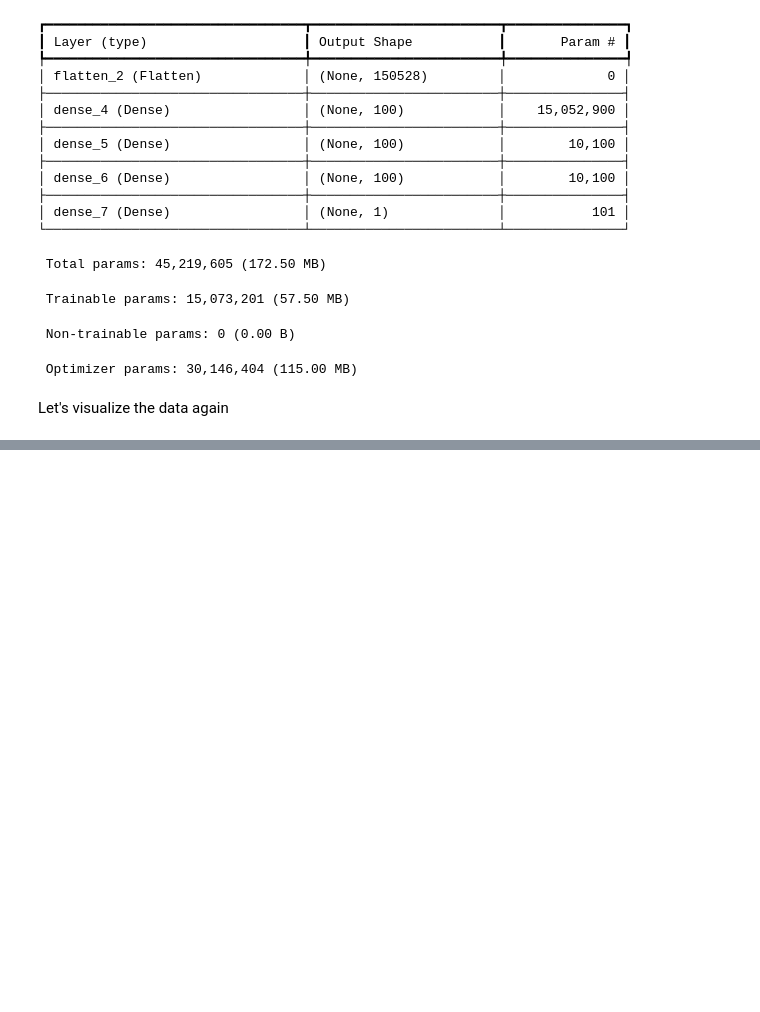
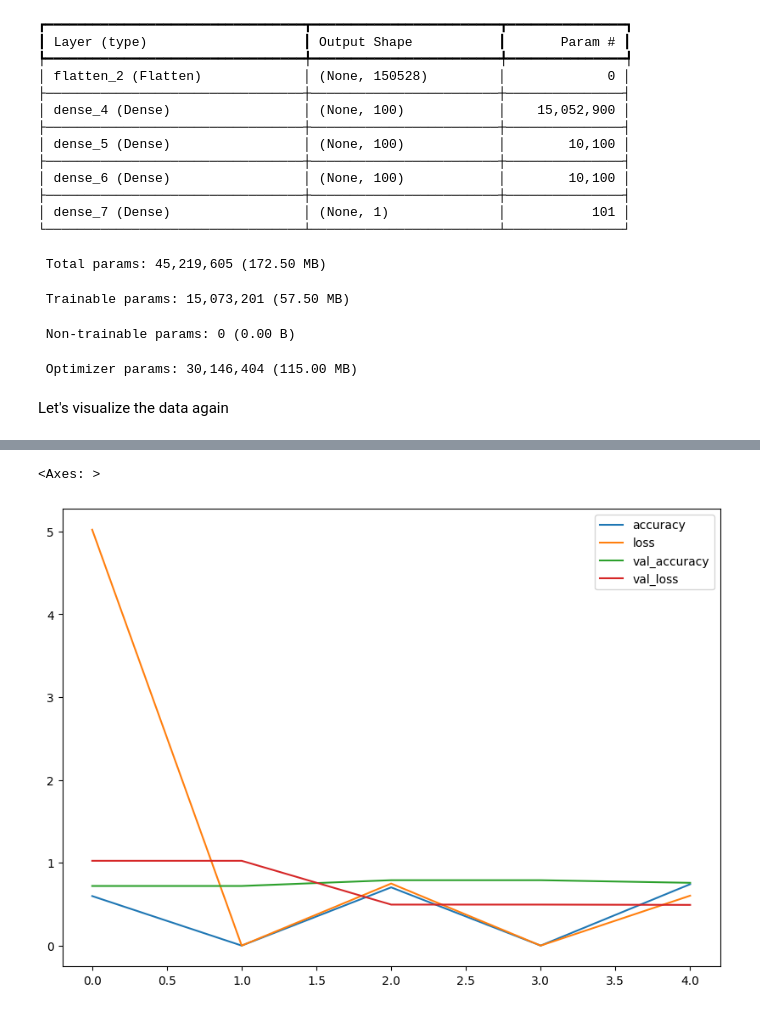
Before and after one commit to Phavour-EBEN/Personal-Deep-Learning-Lessons, a Jupyter notebook: 003_NN_CNN_Comp_Vision_Tensorflow/Steak_Pizza_with_CNN.ipynb, the cells around one changed output, grey strips where cells are left out. Cells and saved outputs as stored; diff of their text form; code cells hidden in the pictures; blank space fills up the shorter version.

```diff
--- a/003_NN_CNN_Comp_Vision_Tensorflow/Steak_Pizza_with_CNN.ipynb
+++ b/003_NN_CNN_Comp_Vision_Tensorflow/Steak_Pizza_with_CNN.ipynb
@@ -281,7 +319,7 @@ model_3.compile(
     metrics = ['accuracy']
 )
 
-history = model_3.fit(train_data,
+history_3 = model_3.fit(train_data,
           steps_per_epoch = len(train_data),
           epochs = 5,
           validation_data = test_data,
@@ -340,0 +379,7 @@ model.evaluate(test_data)
+# %%
+# visualize the results
+import pandas as pd
+pd.DataFrame(history_3.history).plot(figsize=(10,7))
+# %% [output]
+<Axes: >
+[figure, added]
```
Also changed, not shown: parts of 11 cells of this notebook.
